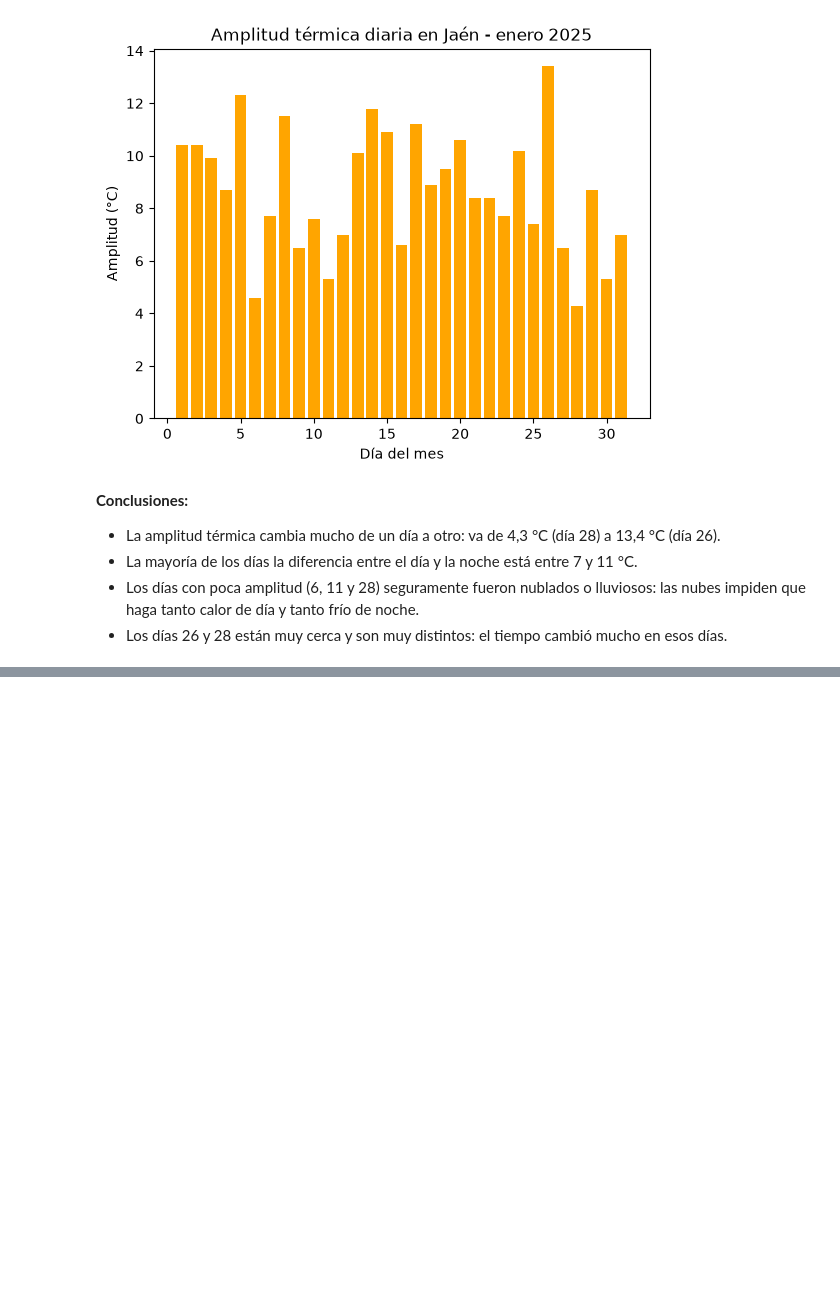
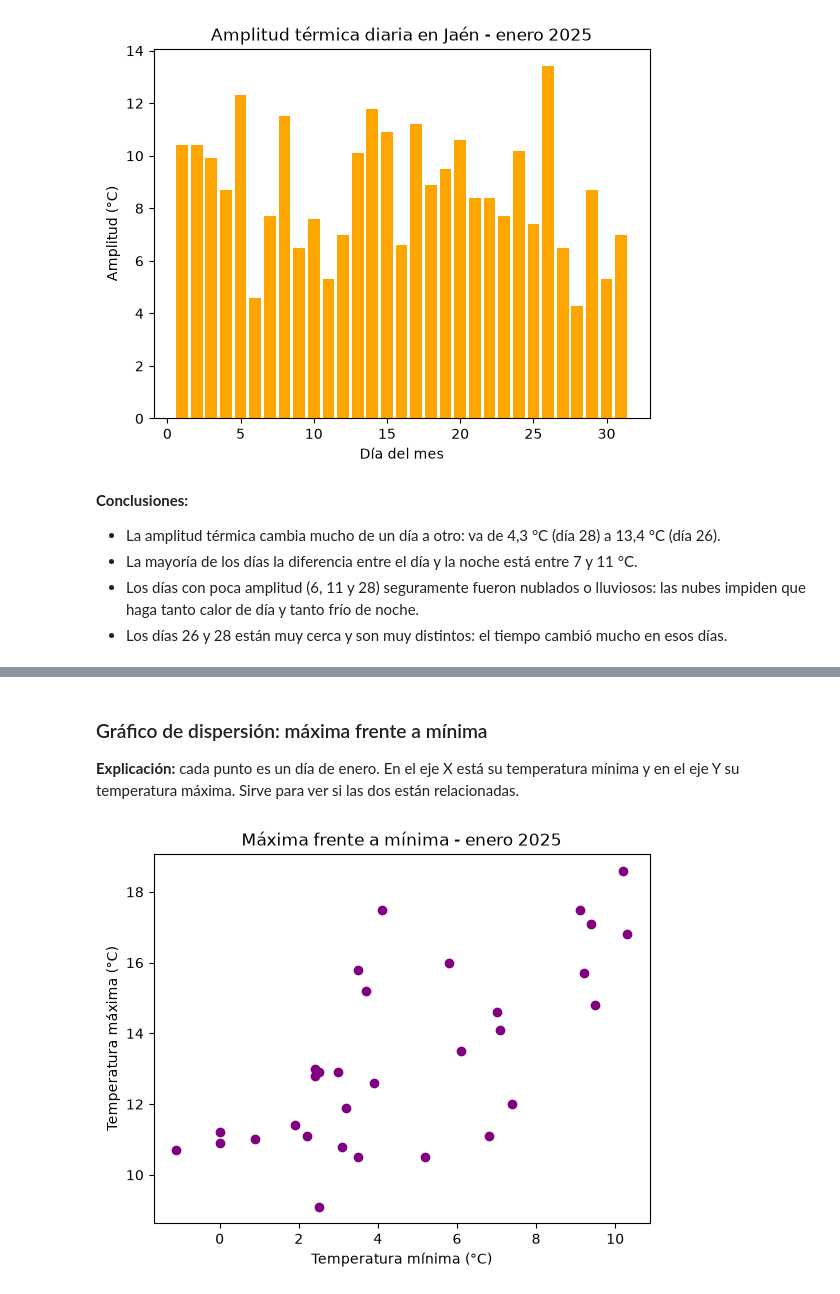
Before and after one commit to Pablocabreraserrano/An-lisis-de-datos, a Jupyter notebook: graficos.ipynb, the cells around one changed output, grey strips where cells are left out. Saved outputs shown, nothing was run; the diff lists cells and outputs as text; code cells hidden in the pictures; blank space fills up the shorter version.

```diff
--- a/graficos.ipynb
+++ b/graficos.ipynb
@@ -114,0 +225,14 @@ Menor amplitud: 4.3 - día 10
+# %% [markdown]
+### Gráfico de dispersión: máxima frente a mínima ###
+**Explicación:** cada punto es un día de enero. En el eje X está su temperatura mínima y en el eje Y su temperatura máxima. Sirve para ver si las dos están relacionadas.
+# %%
+fig, ax = plt.subplots()
+
+ax.scatter(diarios["temperature_2m_min"], diarios["temperature_2m_max"], color="purple")
+
+ax.set(title="Máxima frente a mínima - enero 2025",
+       xlabel="Temperatura mínima (°C)", ylabel="Temperatura máxima (°C)")
+plt.savefig("dispersion_max_min.png")
+plt.show()
+# %% [output]
+[figure, added]
```
Also changed, not shown: parts of 13 cells of this notebook, 4 other files.
